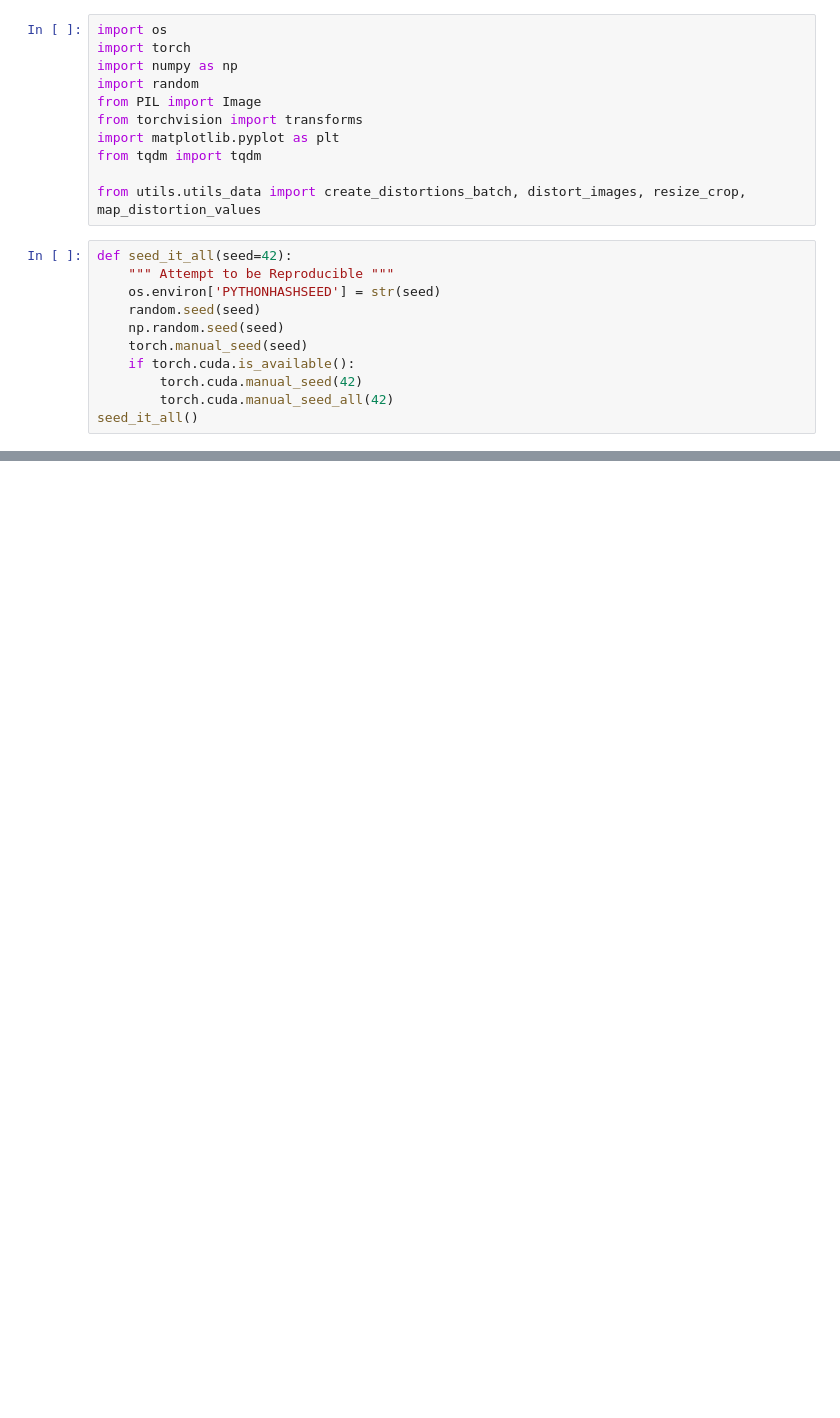
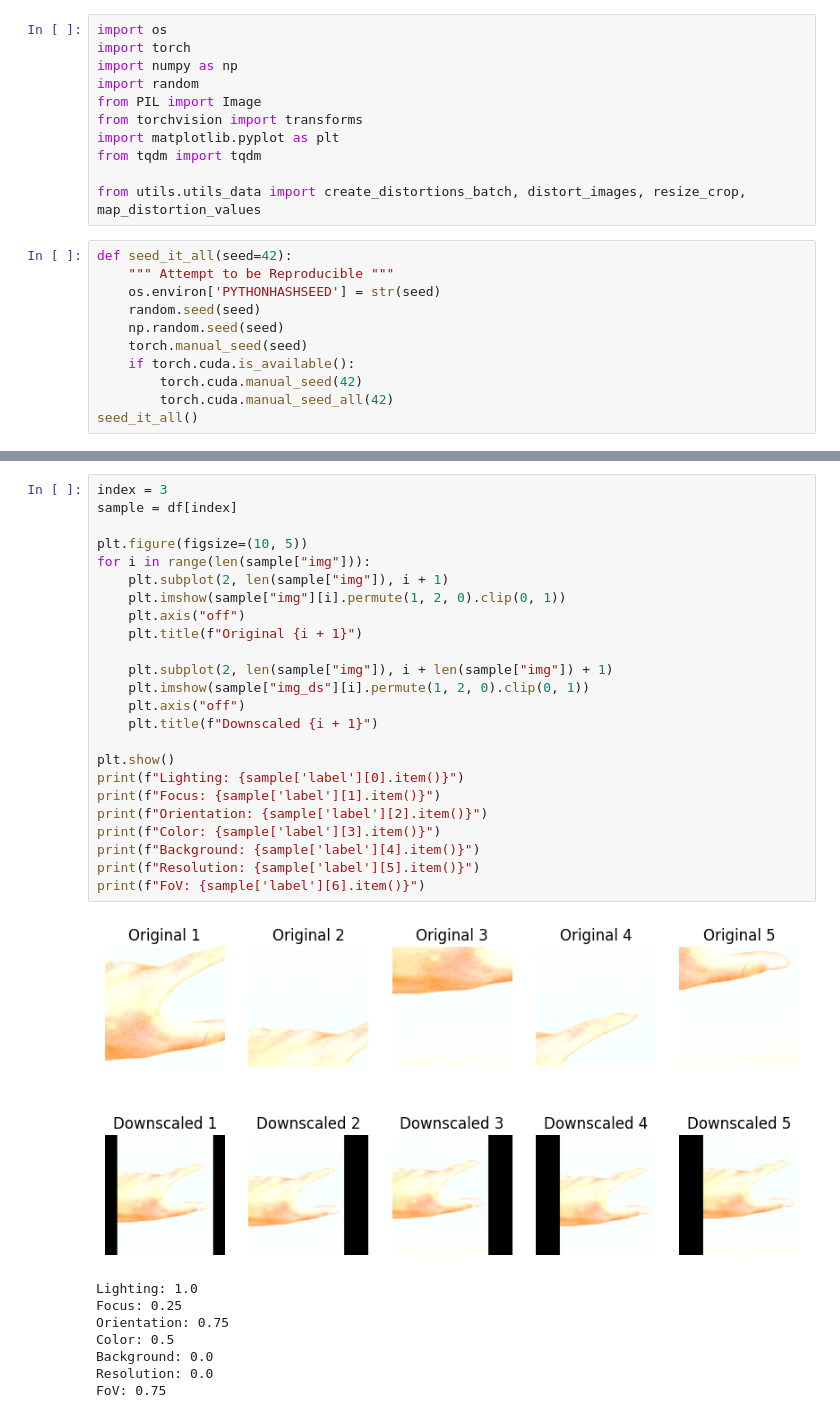
Before and after one commit to Schoggi-Mimi/bachelor-thesis, a Jupyter notebook: playground/create_distortions.ipynb, the cells around one changed output, grey strips where cells are left out. Cells and saved outputs as stored; diff of their text form; blank space fills up the shorter version.

```diff
--- a/playground/create_distortions.ipynb
+++ b/playground/create_distortions.ipynb
@@ -245,0 +75,33 @@ display(orig_image, image, img2)
+# %%
+index = 3
+sample = df[index]
+
+plt.figure(figsize=(10, 5))
+for i in range(len(sample["img"])):
+    plt.subplot(2, len(sample["img"]), i + 1)
+    plt.imshow(sample["img"][i].permute(1, 2, 0).clip(0, 1))
+    plt.axis("off")
+    plt.title(f"Original {i + 1}")
+
+    plt.subplot(2, len(sample["img"]), i + len(sample["img"]) + 1)
+    plt.imshow(sample["img_ds"][i].permute(1, 2, 0).clip(0, 1))
+    plt.axis("off")
+    plt.title(f"Downscaled {i + 1}")
+
+plt.show()
+print(f"Lighting: {sample['label'][0].item()}")
+print(f"Focus: {sample['label'][1].item()}")
+print(f"Orientation: {sample['label'][2].item()}")
+print(f"Color: {sample['label'][3].item()}")
+print(f"Background: {sample['label'][4].item()}")
+print(f"Resolution: {sample['label'][5].item()}")
+print(f"FoV: {sample['label'][6].item()}")
+# %% [output]
+[figure, added]
+Lighting: 1.0
+Focus: 0.25
+Orientation: 0.75
+Color: 0.5
+Background: 0.0
+Resolution: 0.0
+FoV: 0.75
```
Also changed, not shown: parts of 48 cells of this notebook, 50 other files.
